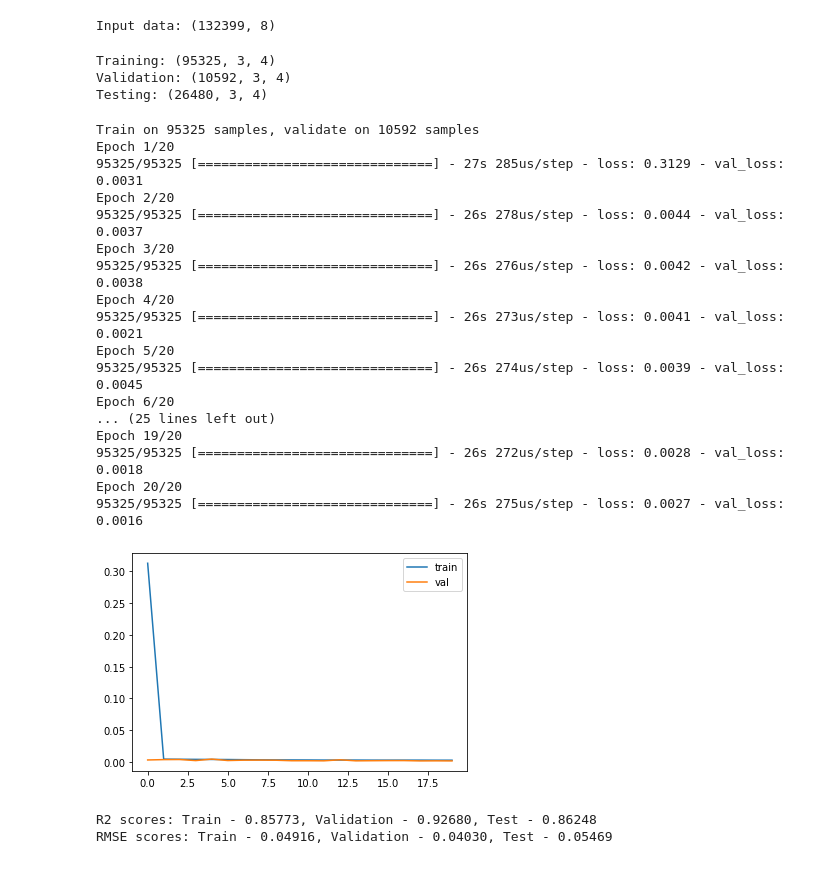
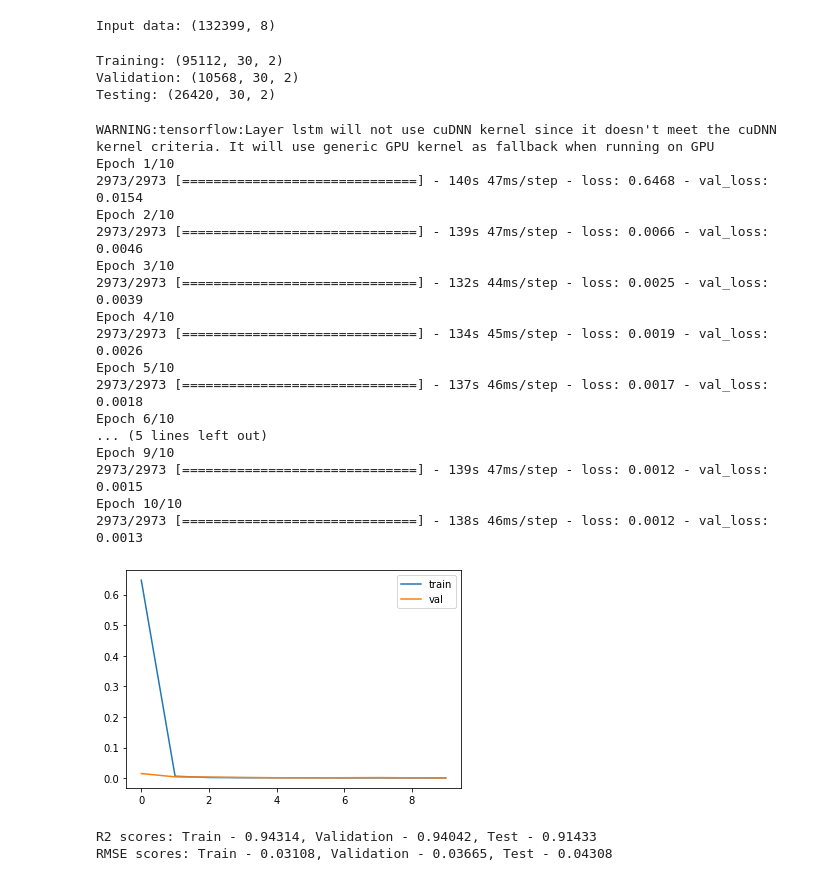
Before and after one commit to vrushaligirkar/Labquake-Prediction, a Jupyter notebook: DeepLearning/lstm_unfilt.ipynb, the cells around one changed output. Cells and saved outputs as stored; diff of their text form; code cells hidden in the pictures.

```diff
--- a/DeepLearning/lstm_unfilt.ipynb
+++ b/DeepLearning/lstm_unfilt.ipynb
@@ -30,7 +28,8 @@ def create_timesteps(data, n_steps):
 		end_ix = i + n_steps
 		if end_ix > len(data):
 			break
-		x1, y1 = data[i:end_ix, :-1], data[end_ix-1, -1]  #last column is the target variable
+		samps = np.arange(i,end_ix,10)
+		x1, y1 = data[samps, :-1], data[samps[-1], -1]  #last column is the target variable
 		x.append(x1)
 		y.append(y1)
 	return np.array(x), np.array(y)
@@ -53,10 +51,10 @@ Input data: (132399, 8)
 # %%
 # Preprocessing
 
-df = df.drop(['Time', 'T_der', 'Vel_der'], axis=1)  # Drop irrelevant features
+df = df.drop(['Time', 'T_der', 'Vel_der', 'T_pc', 'Vel_pc'], axis=1)  # Drop irrelevant features
 
 arr = df.to_numpy()
-n_steps = 3
+n_steps = 300
 xdf, ydf = create_timesteps(arr, n_steps)
 
 # Split into train-val-test
@@ -81,42 +79,41 @@ print("Training:", np.shape(X_train))
 print("Validation:", np.shape(X_val))
 print("Testing:", np.shape(x_test))
 # %% [output]
-Training: (95325, 3, 4)
-Validation: (10592, 3, 4)
-Testing: (26480, 3, 4)
+Training: (95112, 30, 2)
+Validation: (10568, 30, 2)
+Testing: (26420, 30, 2)
 # %%
 # Build the model
 
 model = Sequential()
-model.add(LSTM(256, activation='relu', kernel_initializer='normal', input_shape=(X_train.shape[1], X_train.shape[2]), return_sequences=True))
-model.add(TimeDistributed(Dense(64, kernel_initializer='normal', activation='relu')))
-model.add(Flatten())
+model.add(LSTM(128, activation='relu', kernel_initializer='normal', input_shape=(X_train.shape[1], X_train.shape[2])))
+model.add(Dense(64, kernel_initializer='normal', activation='relu'))
 model.add(Dense(1, kernel_initializer='normal', activation='linear'))
 model.compile(loss='mse', optimizer='adam')
-history = model.fit(X_train, Y_train, epochs=20, batch_size=32, validation_data=(X_val, Y_val), verbose=1)
+history = model.fit(X_train, Y_train, epochs=10, batch_size=32, validation_data=(X_val, Y_val), verbose=1)
 plt.plot(history.history['loss'], label='train')
 plt.plot(history.history['val_loss'], label='val')
 plt.legend()
 plt.show()
 # %% [output]
-Train on 95325 samples, validate on 10592 samples
-Epoch 1/20
-95325/95325 [==============================] - 27s 285us/step - loss: 0.3129 - val_loss: 0.0031
-Epoch 2/20
-95325/95325 [==============================] - 26s 278us/step - loss: 0.0044 - val_loss: 0.0037
-Epoch 3/20
-95325/95325 [==============================] - 26s 276us/step - loss: 0.0042 - val_loss: 0.0038
-Epoch 4/20
-95325/95325 [==============================] - 26s 273us/step - loss: 0.0041 - val_loss: 0.0021
-Epoch 5/20
-95325/95325 [==============================] - 26s 274us/step - loss: 0.0039 - val_loss: 0.0045
-Epoch 6/20
-... (25 lines left out)
-Epoch 19/20
-95325/95325 [==============================] - 26s 272us/step - loss: 0.0028 - val_loss: 0.0018
-Epoch 20/20
-95325/95325 [==============================] - 26s 275us/step - loss: 0.0027 - val_loss: 0.0016
+WARNING:tensorflow:Layer lstm will not use cuDNN kernel since it doesn't meet the cuDNN kernel criteria. It will use generic GPU kernel as fallback when running on GPU
+Epoch 1/10
+2973/2973 [==============================] - 140s 47ms/step - loss: 0.6468 - val_loss: 0.0154
+Epoch 2/10
+2973/2973 [==============================] - 139s 47ms/step - loss: 0.0066 - val_loss: 0.0046
+Epoch 3/10
+2973/2973 [==============================] - 132s 44ms/step - loss: 0.0025 - val_loss: 0.0039
+Epoch 4/10
+2973/2973 [==============================] - 134s 45ms/step - loss: 0.0019 - val_loss: 0.0026
+Epoch 5/10
+2973/2973 [==============================] - 137s 46ms/step - loss: 0.0017 - val_loss: 0.0018
+Epoch 6/10
+... (5 lines left out)
+Epoch 9/10
+2973/2973 [==============================] - 139s 47ms/step - loss: 0.0012 - val_loss: 0.0015
+Epoch 10/10
+2973/2973 [==============================] - 138s 46ms/step - loss: 0.0012 - val_loss: 0.0013
-[figure, old version]
+[figure, new version]
 # %%
 # Evaluate the model
 
@@ -135,8 +132,8 @@ test_rmse = np.sqrt(mean_squared_error(y_test, y_predTest))
 print("R2 scores: Train - %0.5f, Validation - %0.5f, Test - %0.5f" %(train_r2, val_r2, test_r2))
 print("RMSE scores: Train - %0.5f, Validation - %0.5f, Test - %0.5f" %(train_rmse, val_rmse, test_rmse))
 # %% [output]
-R2 scores: Train - 0.85773, Validation - 0.92680, Test - 0.86248
-RMSE scores: Train - 0.04916, Validation - 0.04030, Test - 0.05469
+R2 scores: Train - 0.94314, Validation - 0.94042, Test - 0.91433
+RMSE scores: Train - 0.03108, Validation - 0.03665, Test - 0.04308
 # %%
 # Results plot
 
```
Also changed, not shown: parts of 5 cells of this notebook.
